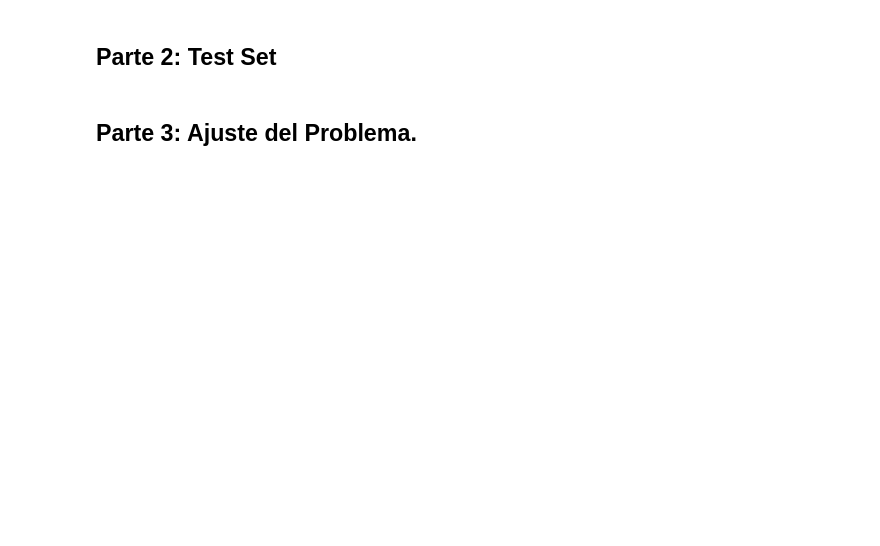
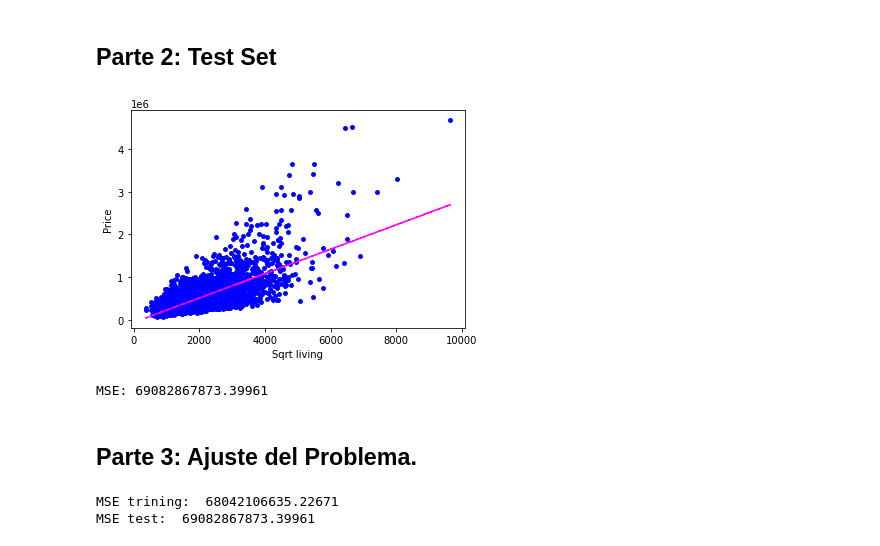
Before and after one commit to ojimenez-aeropost/AI-Cenfotec, a Jupyter notebook: posgrado-ai-master/Semana 1 - Regresion Lineal Simple/7-Practica-Semana-1.ipynb, the cells around one changed output. Drawn from its saved outputs; the diff is of its cells as text; code cells hidden in the pictures; blank space fills up the shorter version.

```diff
--- a/posgrado-ai-master/Semana 1 - Regresion Lineal Simple/7-Practica-Semana-1.ipynb
+++ b/posgrado-ai-master/Semana 1 - Regresion Lineal Simple/7-Practica-Semana-1.ipynb
@@ -107,7 +126,22 @@ plt.show()
 # Aqui debe generar la prediccion sobre el test set usando el modelo ya generado.
 
 # y_prima_test = modelo.predecir(...)
+x_test_reshaped = x_test.values.reshape(-1,1)
+y_test_reshaped = y_test.values.reshape(-1,1)
+model = LinearRegression().fit(x_test_reshaped, y_test_reshaped)
+
+y_prima_test = model.predict(x_test_reshaped)
 # %%
 # 8 [COMPLETE] (2pt)
 # despliegue con Matplotlib el test set y el modelo (funcion de regresion) sobre
 # los datos. Aplique el color naranja a la linea de regresion.
+plt.scatter(x_test_reshaped,y_test_reshaped, marker = ".", s = 60, c = "blue")
+plt.xlabel("Sqrt living")
+plt.ylabel("Price")
+
+# desplegamos el modelo que minimiza RSS
+plt.plot(x_test_reshaped, y_prima_test, 'r--', c = "magenta")
+
+plt.show()
+# %% [output]
+[figure, added]
@@ -117,3 +148,14 @@ plt.show()
+# %%
+# 9 [COMPLETE] (1pt)
+# calcule el MSE del test set
+mse_test = mean_squared_error(y_test.values.reshape(-1,1), y_prima_test)
+
+#Dejé esta línea comentada para primero calcular el mse train y luego del ajuste ejecutar esta linea y así tener ambas variables
+#mse_test_adj = mean_squared_error(y_test.values.reshape(-1,1), y_prima_test)
+
+print("MSE:",mse_test)
+# %% [output]
+MSE: 69082867873.39961
 # %% [markdown]
 ## Parte 3: Ajuste del Problema.
 # %%
@@ -134,3 +176,21 @@ plt.show()
 # MSE_train_adj
 # MSE_test
 # MSE_test_adj
+
+#Resultados antes del ajuste
+#MSE trining:  66319347784.51793
+#MSE test:  76453457071.91766
+
+#Resultados con el ajuste
+#MSE trining:  68042106635.22671
+#MSE test:  69082867873.39961
+
+
+print("MSE trining: ", mse_train)
+#print("MSE trining ADJ: ", mse_train_adj)
+
+print("MSE test: ", mse_test)
+#print("MSE test ADJ: ", mse_test_adj)
+# %% [output]
+MSE trining:  68042106635.22671
+MSE test:  69082867873.39961
```
Also changed, not shown: parts of 9 cells of this notebook.
